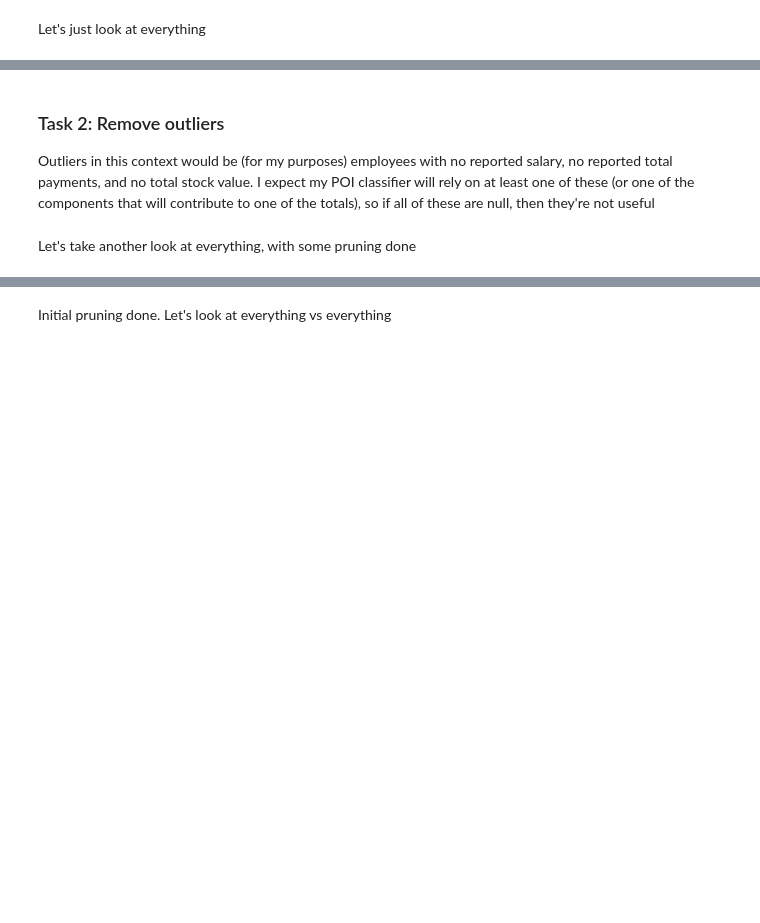
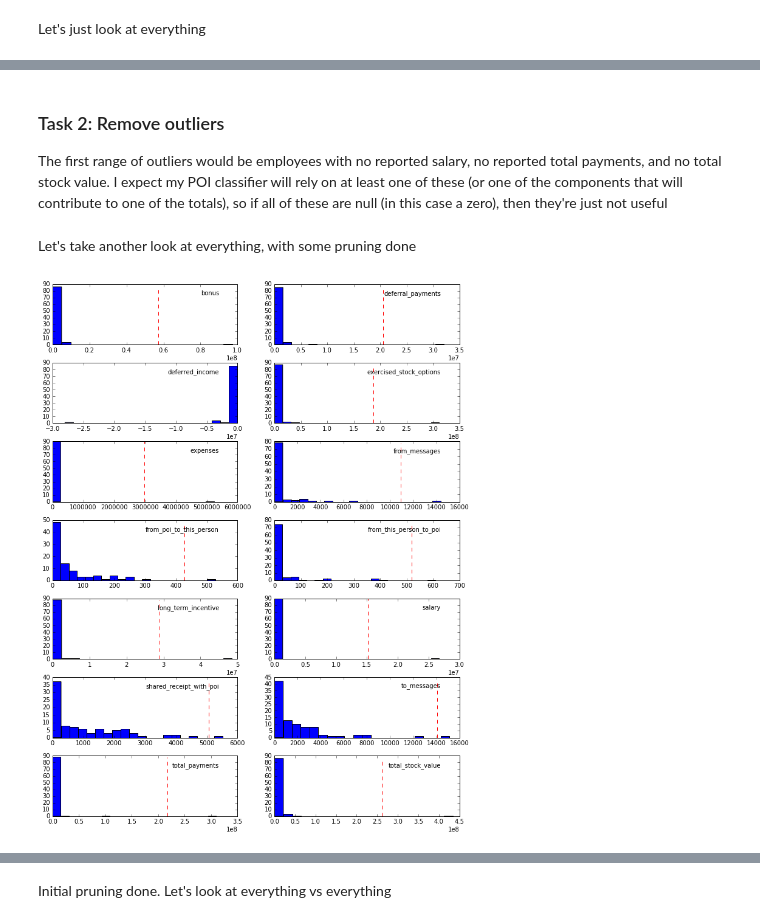
Before and after one commit to nhuntwalker/udacity_projects, a Jupyter notebook: project5/Project 5 Worksheet.ipynb, the cells around one changed output, grey strips where cells are left out. Drawn from its saved outputs; the diff is of its cells as text; code cells hidden in the pictures; blank space fills up the shorter version.

```diff
--- a/project5/Project 5 Worksheet.ipynb
+++ b/project5/Project 5 Worksheet.ipynb
@@ -98,10 +103,10 @@ many_histograms(data_df, features_list)
 # %% [markdown]
 ### Task 2: Remove outliers
-Outliers in this context would be (for my purposes) employees with no
+The first range of outliers would be employees with no
 reported salary, no reported total payments, and no total stock value.
 I expect my POI classifier will rely on at least one of these (or one of
 the components that will contribute to one of the totals), so if all of
-these are null, then they're not useful
+these are null (in this case a zero), then they're just not useful
 # %%
 the_query = "SELECT *"
 the_query += " FROM data_df"
@@ -111,2 +115,6 @@ data_df = not_null_employees
 # %% [markdown]
 Let's take another look at everything, with some pruning done
+# %%
+many_histograms(no_null_df, features_list)
+# %% [output]
+[figure, added]
```
Also changed, not shown: parts of 34 cells of this notebook.
